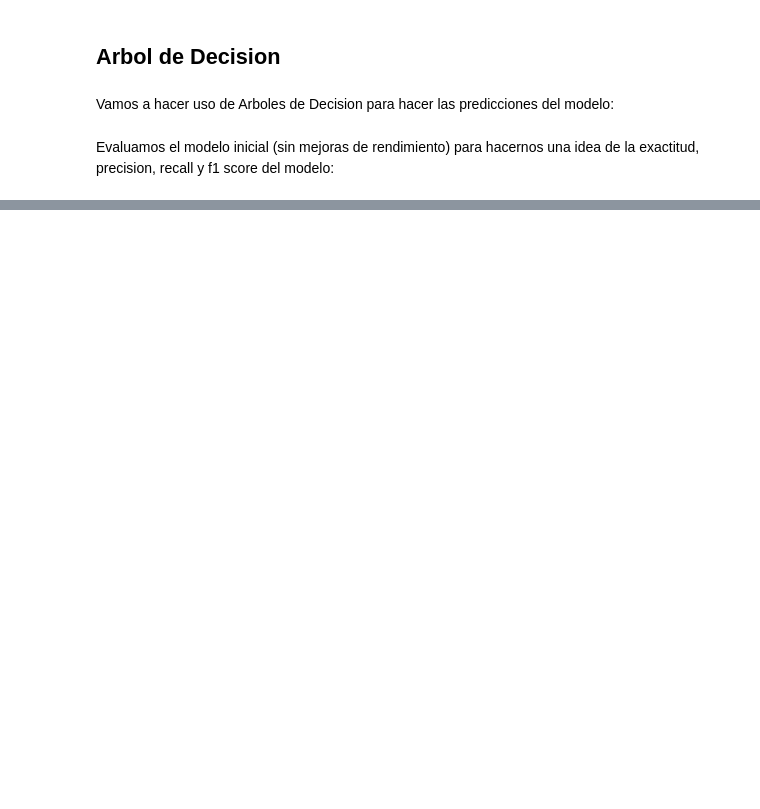
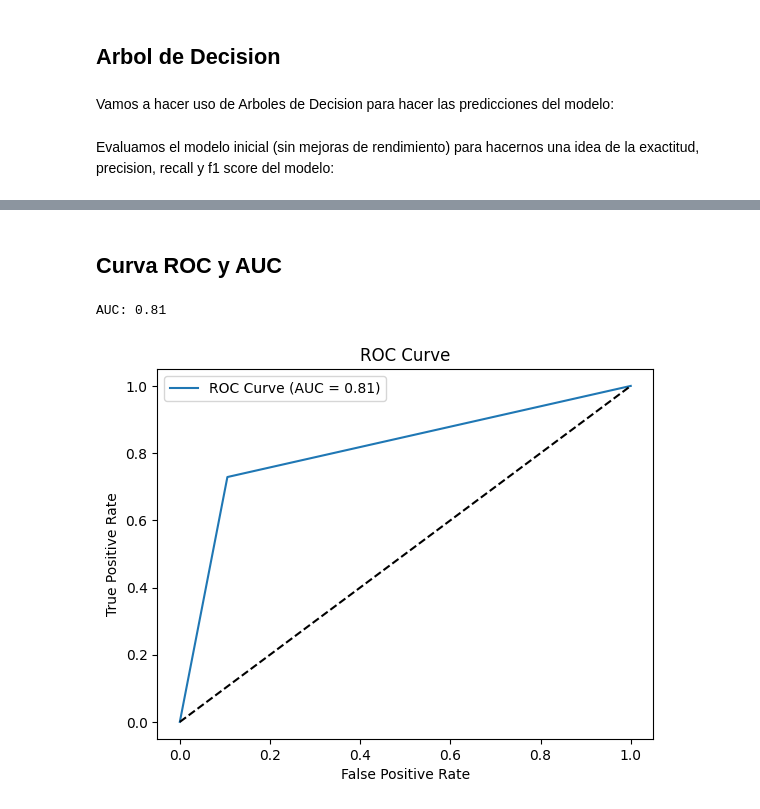
Before and after one commit to pelahumi/Modelo-Propension, a Jupyter notebook: fix_data.ipynb, the cells around one changed output, grey strips where cells are left out. Cells and saved outputs as stored; diff of their text form; code cells hidden in the pictures; blank space fills up the shorter version.

```diff
--- a/fix_data.ipynb
+++ b/fix_data.ipynb
@@ -218,0 +235,21 @@ F1 Score: 0.73
+# %% [markdown]
+## Curva ROC y AUC
+# %%
+from sklearn.metrics import roc_curve, roc_auc_score
+
+y_pred_proba = dt_model.predict_proba(X_test)[:, 1]
+fpr, tpr, thresholds = roc_curve(y_test, y_pred_proba)
+
+auc = roc_auc_score(y_test, y_pred_proba)
+print(f'AUC: {auc:.2f}')
+
+plt.plot(fpr, tpr)
+plt.plot([0, 1], [0, 1], 'k--')
+plt.xlabel('False Positive Rate')
+plt.ylabel('True Positive Rate')
+plt.legend([f'ROC Curve (AUC = {auc:.2f})'])
+plt.title('ROC Curve')
+plt.show()
+# %% [output]
+AUC: 0.81
+[figure, added]
```
Also changed, not shown: parts of 3 cells of this notebook.
